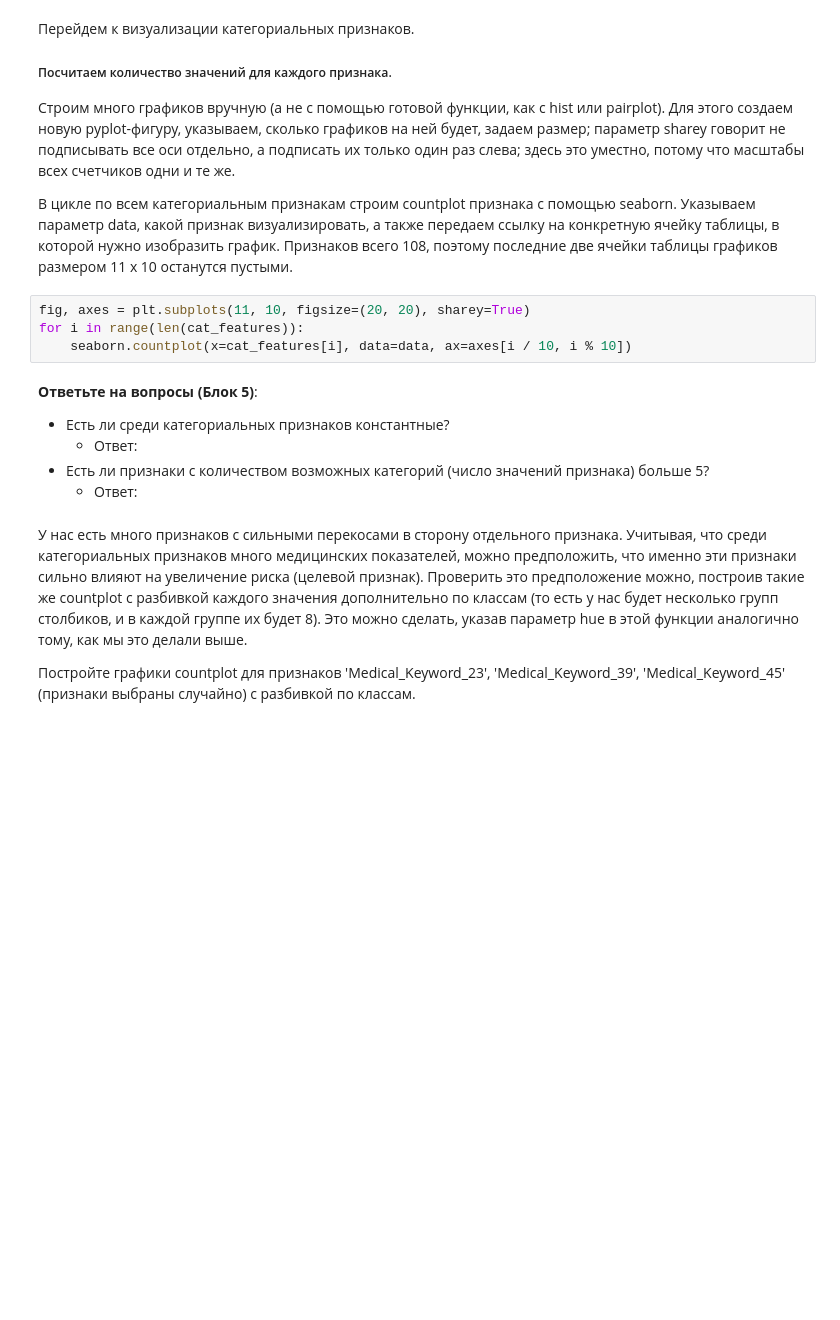
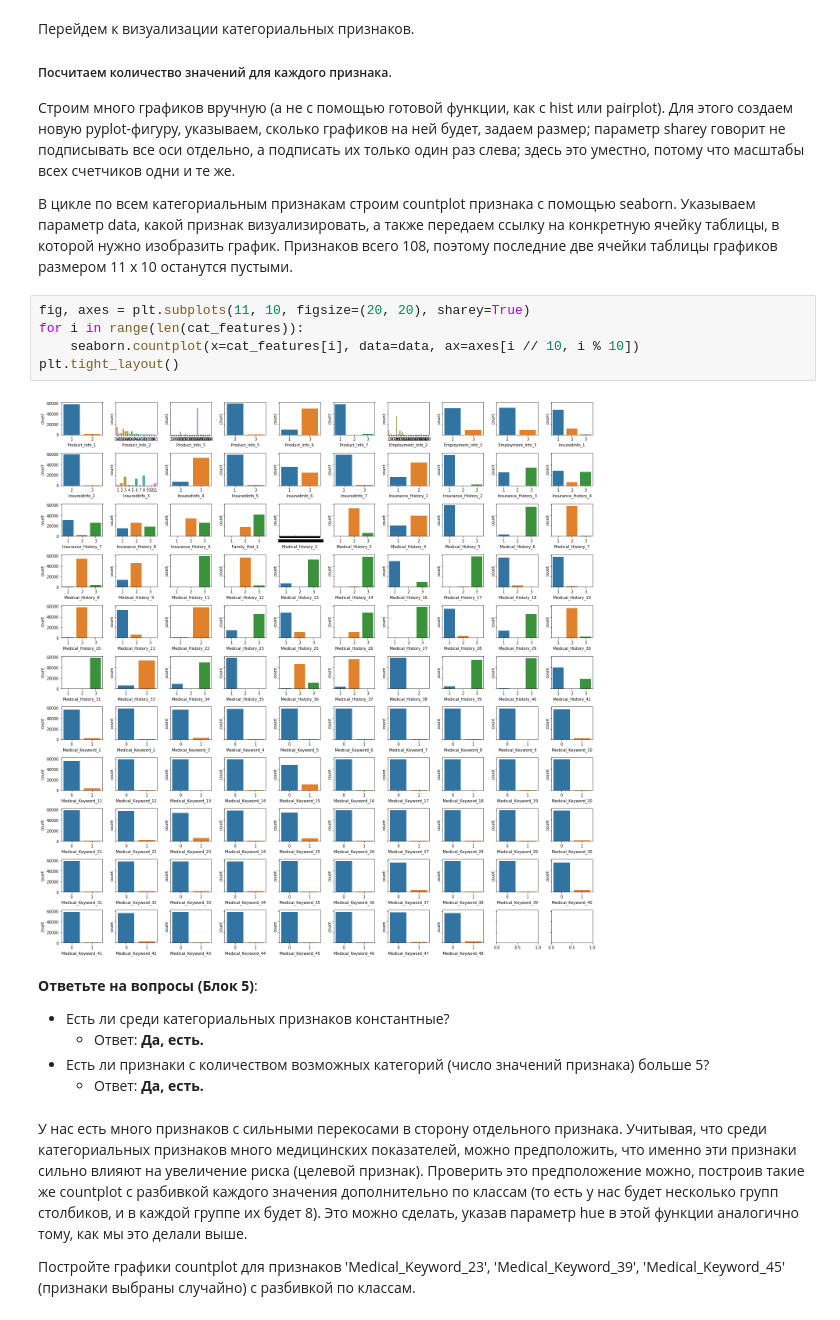
Before and after one commit to kcostya/mipt, a Jupyter notebook: unsupervised-learning/week-3/VisualizationPeerReview.ipynb, the cells around one changed output. Drawn from its saved outputs; the diff is of its cells as text; blank space fills up the shorter version.

```diff
--- a/unsupervised-learning/week-3/VisualizationPeerReview.ipynb
+++ b/unsupervised-learning/week-3/VisualizationPeerReview.ipynb
@@ -172,13 +198,16 @@ __Ответьте на вопрос (Блок 4)__:
 # %%
 fig, axes = plt.subplots(11, 10, figsize=(20, 20), sharey=True)
 for i in range(len(cat_features)):
-    seaborn.countplot(x=cat_features[i], data=data, ax=axes[i / 10, i % 10])
+    seaborn.countplot(x=cat_features[i], data=data, ax=axes[i // 10, i % 10])
+plt.tight_layout()
+# %% [output]
+[figure, added]
 # %% [markdown]
 __Ответьте на вопросы (Блок 5)__:
 * Есть ли среди категориальных признаков константные?
-    * Ответ:
+    * Ответ: **Да, есть.**
 * Есть ли признаки с количеством возможных категорий (число значений признака) больше 5?
-    * Ответ:
+    * Ответ: **Да, есть.**
 # %% [markdown]
 У нас есть много признаков с сильными перекосами в сторону отдельного признака. Учитывая, что среди категориальных признаков много медицинских показателей, можно предположить, что именно эти признаки сильно влияют на увеличение риска (целевой признак). Проверить это предположение можно, построив такие же countplot с разбивкой каждого значения дополнительно по классам (то есть у нас будет несколько групп столбиков, и в каждой группе их будет 8). Это можно сделать, указав параметр hue в этой функции аналогично тому, как мы это делали выше.
 
```
Also changed, not shown: parts of 10 cells of this notebook, 1 other file.
